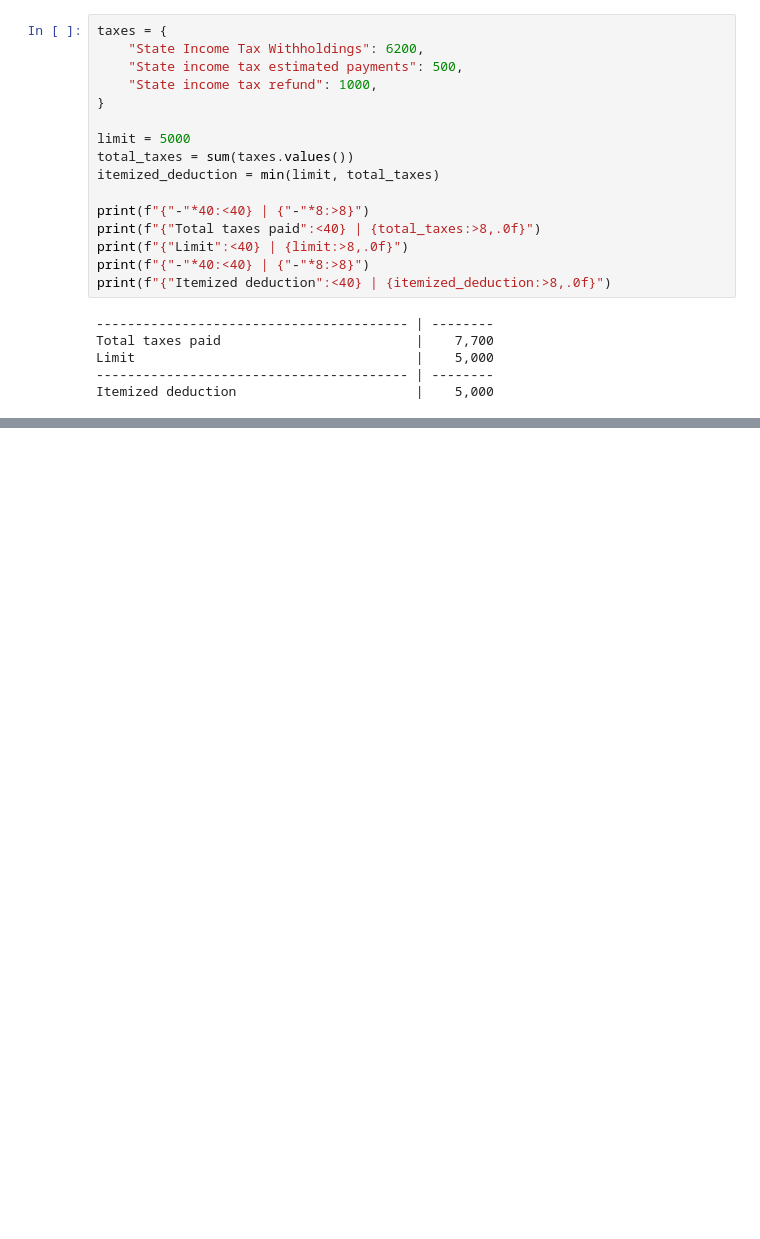
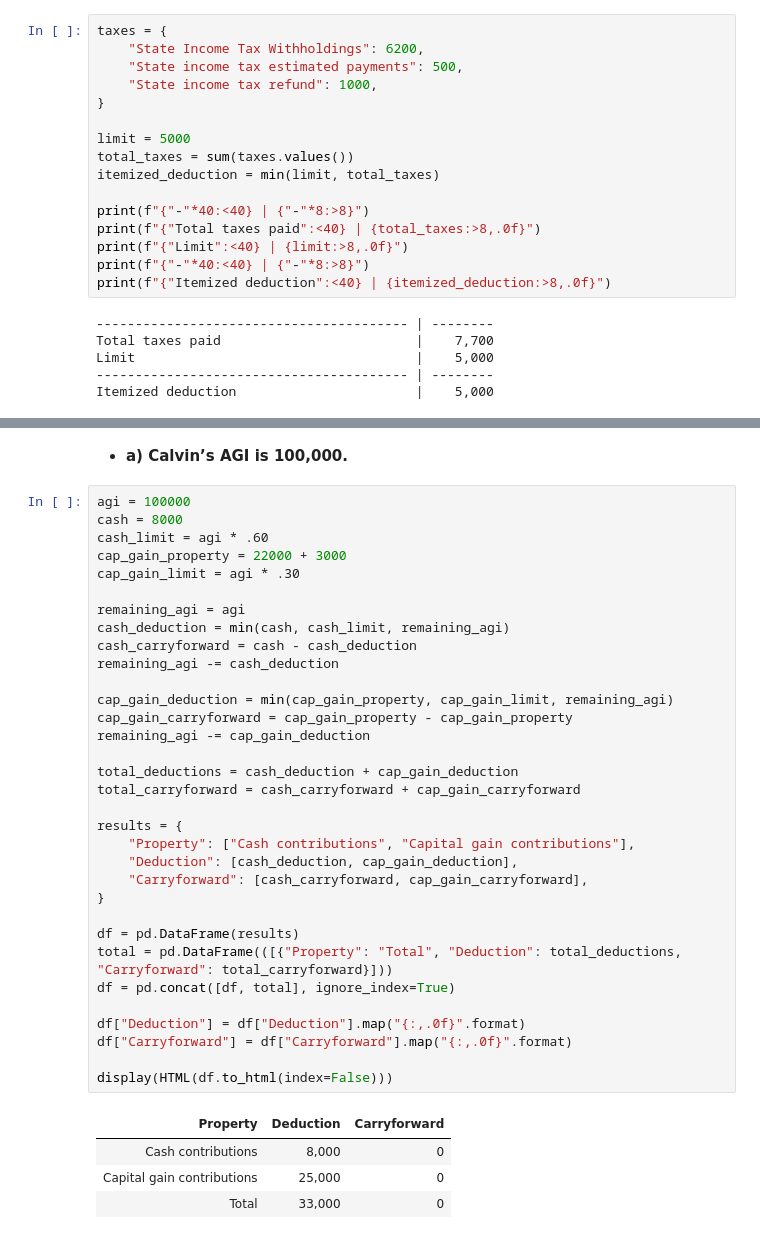
Before and after one commit to ekmartinez/Federal_Taxation, a Jupyter notebook: 05_Individual_Deductions/05_Individual_Deductions_Exercises.ipynb, the cells around one changed output, grey strips where cells are left out. Saved outputs shown, nothing was run; the diff lists cells and outputs as text; blank space fills up the shorter version.

Commit message:
Added Charitable contributions exercises

```diff
--- a/05_Individual_Deductions/05_Individual_Deductions_Exercises.ipynb
+++ b/05_Individual_Deductions/05_Individual_Deductions_Exercises.ipynb
@@ -705,0 +762,40 @@ Itemized deduction                       |    5,000
+# %% [markdown]
+- **a) Calvin’s AGI is 100,000.**
+# %%
+agi = 100000
+cash = 8000
+cash_limit = agi * .60
+cap_gain_property = 22000 + 3000
+cap_gain_limit = agi * .30
+
+remaining_agi = agi
+cash_deduction = min(cash, cash_limit, remaining_agi)
+cash_carryforward = cash - cash_deduction
+remaining_agi -= cash_deduction
+
+cap_gain_deduction = min(cap_gain_property, cap_gain_limit, remaining_agi)
+cap_gain_carryforward = cap_gain_property - cap_gain_property
+remaining_agi -= cap_gain_deduction
+
+total_deductions = cash_deduction + cap_gain_deduction
+total_carryforward = cash_carryforward + cap_gain_carryforward
+
+results = {
+    "Property": ["Cash contributions", "Capital gain contributions"],
+    "Deduction": [cash_deduction, cap_gain_deduction],
+    "Carryforward": [cash_carryforward, cap_gain_carryforward],
+}
+
+df = pd.DataFrame(results)
+total = pd.DataFrame(([{"Property": "Total", "Deduction": total_deductions, "Carryforward": total_carryforward}]))
+df = pd.concat([df, total], ignore_index=True)
+
+df["Deduction"] = df["Deduction"].map("{:,.0f}".format)
+df["Carryforward"] = df["Carryforward"].map("{:,.0f}".format)
+
+display(HTML(df.to_html(index=False)))
+# %% [output]
+| Property | Deduction | Carryforward |
+| Cash contributions | 8,000 | 0 |
+| Capital gain contributions | 25,000 | 0 |
+| Total | 33,000 | 0 |
```
Also changed, not shown: parts of 26 cells of this notebook.
